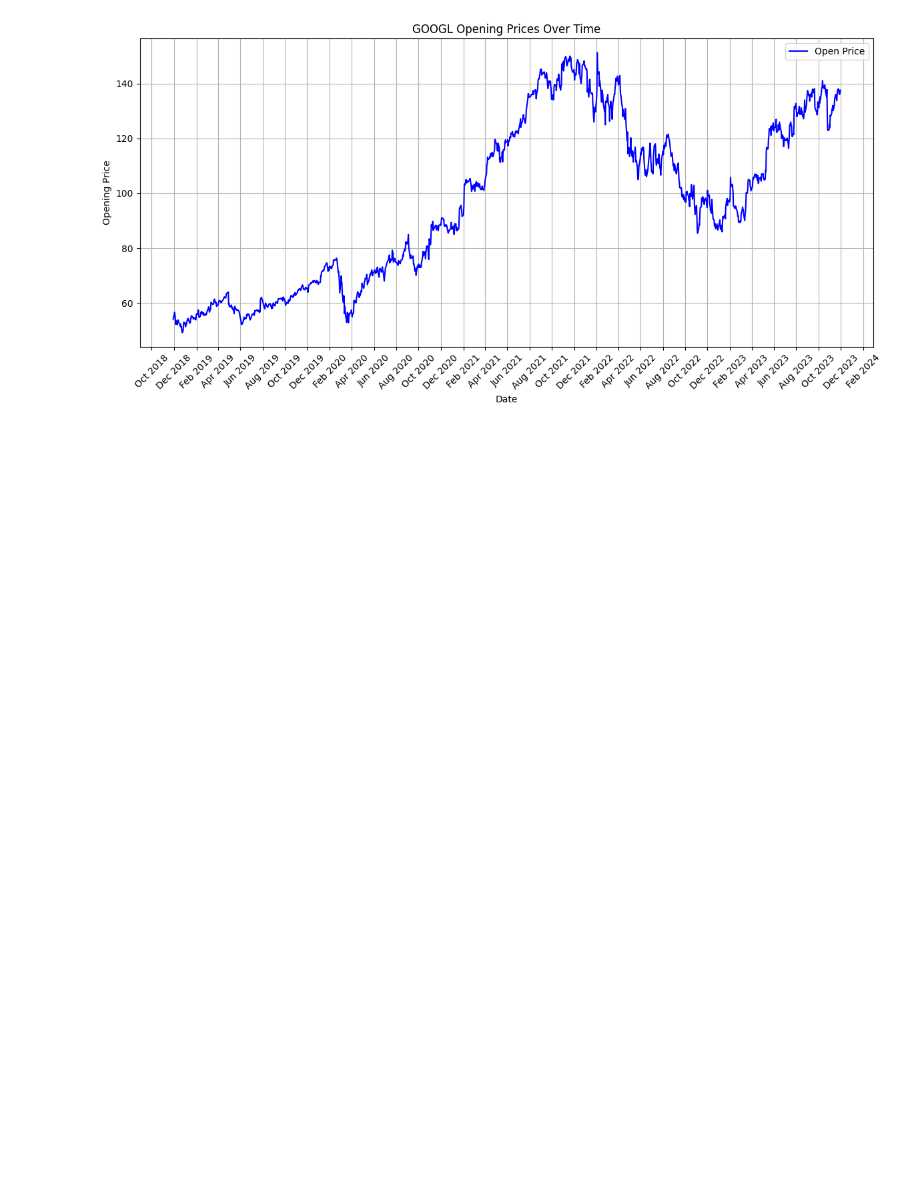
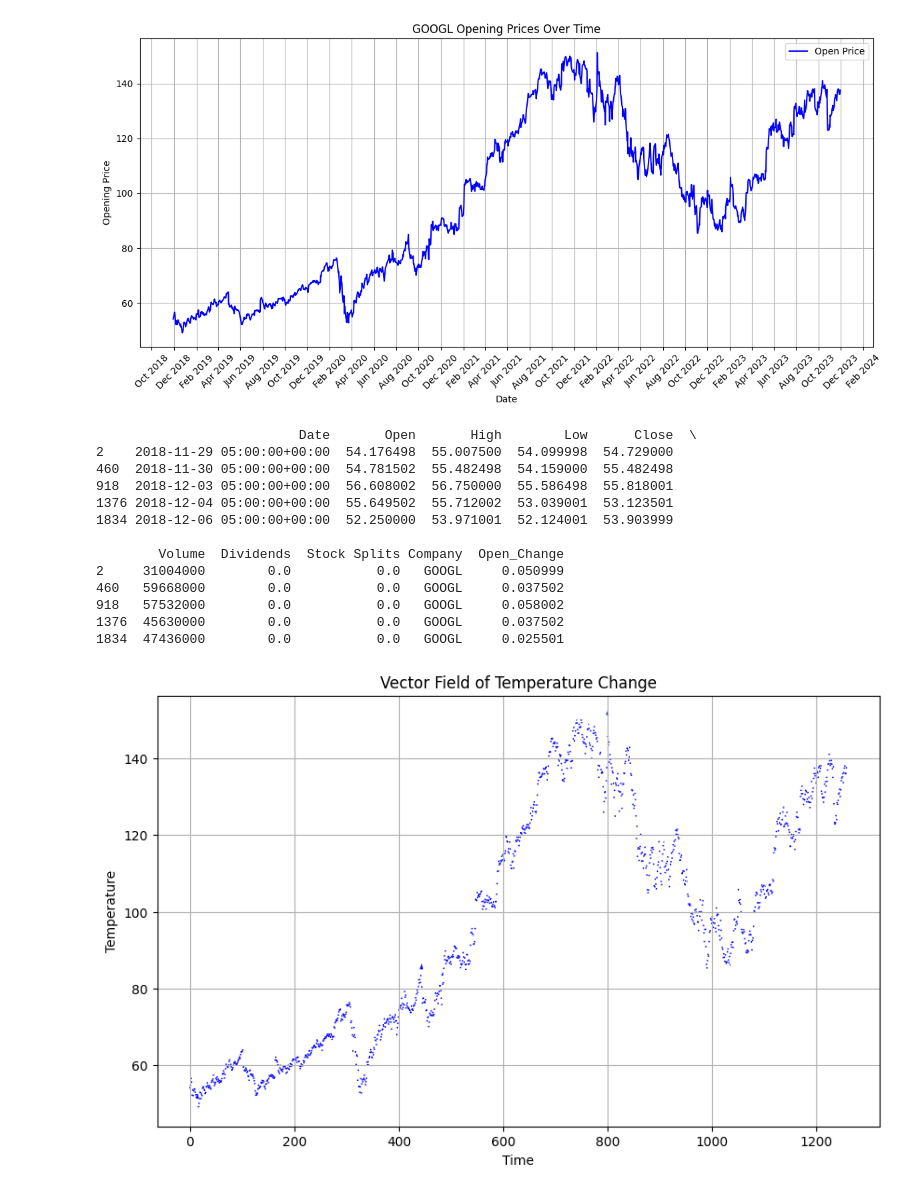
Before and after one commit to casper12340/Complex-Systems-ePortfolio, a Jupyter notebook: dataset exploration.ipynb, the cells around one changed output. Drawn from its saved outputs; the diff is of its cells as text; code cells hidden in the pictures; blank space fills up the shorter version.

```diff
--- a/dataset exploration.ipynb
+++ b/dataset exploration.ipynb
@@ -56,3 +56,39 @@ plt.grid()
 plt.show()
 # %% [output]
 [figure]
+# %%
+import numpy as np
+sorted_googl = googl_data['Open'].sort_values()
+googl_data['Open_Change'] = sorted_googl.diff()
+print(googl_data.head())
+
+y = googl_data['Open'].values
+x = np.arange(len(y))
+
+U = np.ones_like(y)
+V = googl_data['Open_Change'].fillna(0).values
+
+# Create a quiver plot for the vector field
+plt.figure(figsize=(10, 6))
+plt.quiver(x, y, U, V, angles='xy', scale_units='xy', scale=1, color='blue')
+
+plt.title('Vector Field of Temperature Change')
+plt.xlabel('Time')
+plt.ylabel('Temperature')
+plt.grid()
+plt.show()
+# %% [output]
+                          Date       Open       High        Low      Close  \
+2    2018-11-29 05:00:00+00:00  54.176498  55.007500  54.099998  54.729000
+460  2018-11-30 05:00:00+00:00  54.781502  55.482498  54.159000  55.482498
+918  2018-12-03 05:00:00+00:00  56.608002  56.750000  55.586498  55.818001
+1376 2018-12-04 05:00:00+00:00  55.649502  55.712002  53.039001  53.123501
+1834 2018-12-06 05:00:00+00:00  52.250000  53.971001  52.124001  53.903999
+
+        Volume  Dividends  Stock Splits Company  Open_Change
+2     31004000        0.0           0.0   GOOGL     0.050999
+460   59668000        0.0           0.0   GOOGL     0.037502
+918   57532000        0.0           0.0   GOOGL     0.058002
+1376  45630000        0.0           0.0   GOOGL     0.037502
+1834  47436000        0.0           0.0   GOOGL     0.025501
+[figure, added]
```
Also changed, not shown: parts of 3 cells of this notebook, 5 other files.
